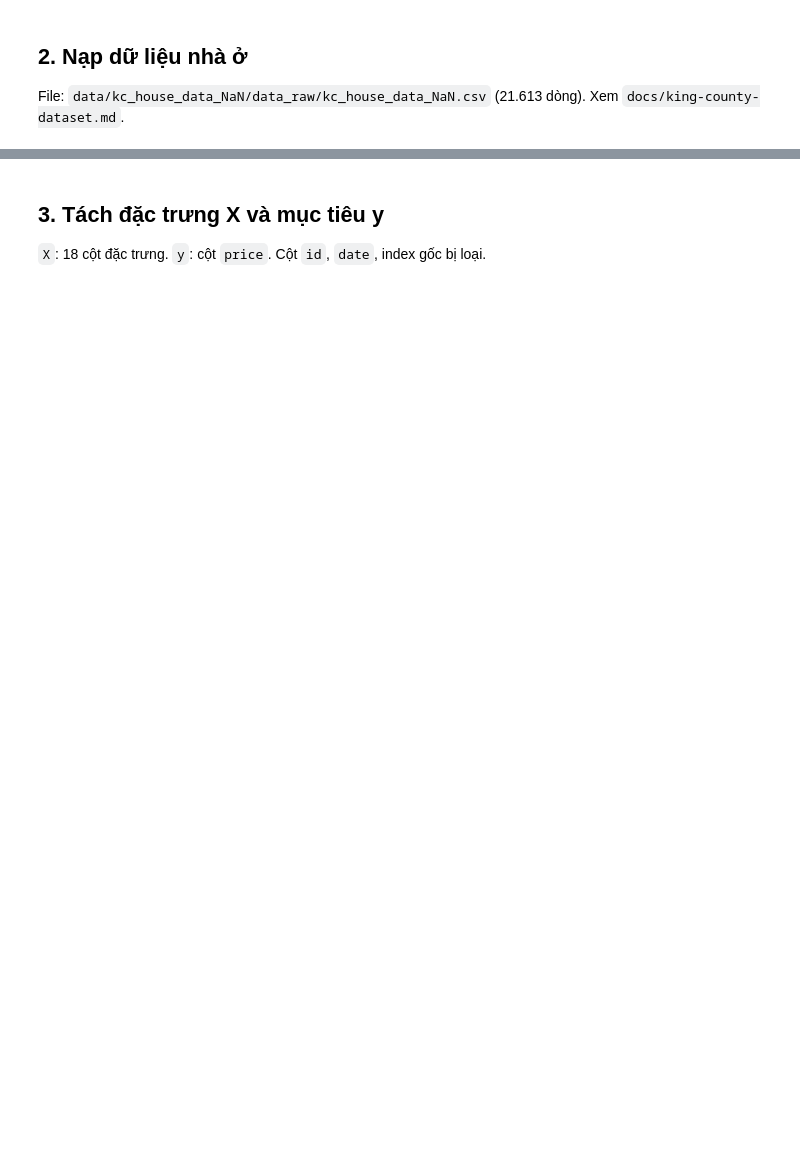
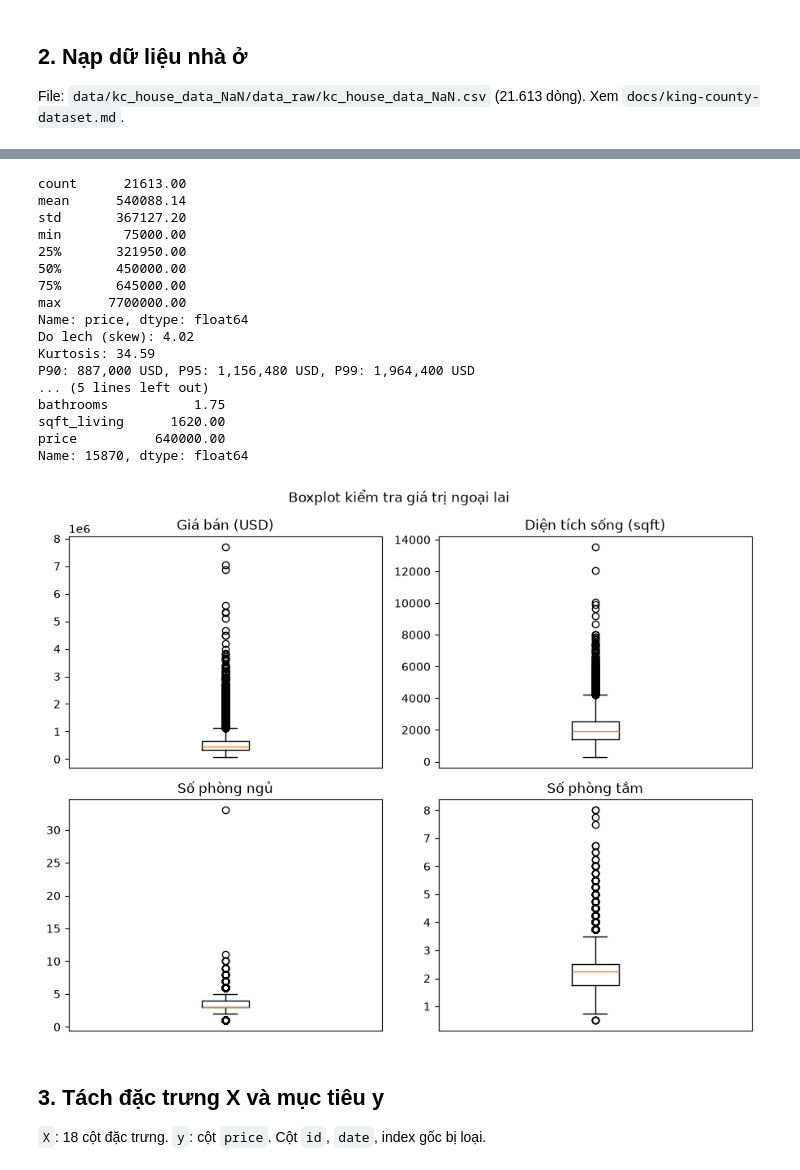
Before and after one commit to ThanhHuyMLE/Project_MachineLearning_Group5, a Jupyter notebook: notebooks/practice_04_mlp_regression.ipynb, the cells around one changed output, grey strips where cells are left out. Saved outputs shown, nothing was run; the diff lists cells and outputs as text; code cells hidden in the pictures; blank space fills up the shorter version.

```diff
--- a/notebooks/practice_04_mlp_regression.ipynb
+++ b/notebooks/practice_04_mlp_regression.ipynb
@@ -23,3 +244,40 @@ File: `data/kc_house_data_NaN/data_raw/kc_house_data_NaN.csv` (21.613 dòng). Xe
+# %%
+from house_price.eda import plot_outlier_boxplots
+
+price = raw["price"]
+q1, q3 = price.quantile(0.25), price.quantile(0.75)
+iqr_upper = q3 + 1.5 * (q3 - q1)
+print(price.describe().round(2))
+print(f"Do lech (skew): {float(price.skew()):.2f}")
+print(f"Kurtosis: {float(price.kurtosis()):.2f}")
+print(f"P90: {price.quantile(0.90):,.0f} USD, P95: {price.quantile(0.95):,.0f} USD, P99: {price.quantile(0.99):,.0f} USD")
+print(f"Nguong tren IQR: {iqr_upper:,.0f} USD")
+print(f"Dong vuot nguong IQR: {int((price > iqr_upper).sum())} ({100 * (price > iqr_upper).mean():.1f}%)")
+print(f"Dong tren 1 trieu USD: {int((price > 1_000_000).sum())} ({100 * (price > 1_000_000).mean():.1f}%)")
+print(f"Dong tren 2 trieu USD: {int((price > 2_000_000).sum())}")
+print(raw.loc[raw["bedrooms"].idxmax(), ["bedrooms", "bathrooms", "sqft_living", "price"]])
+
+plot_outlier_boxplots(raw, save_path=EDA_DIR / "outlier_boxplots.png")
+plt.show()
+# %% [output]
+count      21613.00
+mean      540088.14
+std       367127.20
+min        75000.00
+25%       321950.00
+50%       450000.00
+75%       645000.00
+max      7700000.00
+Name: price, dtype: float64
+Do lech (skew): 4.02
+Kurtosis: 34.59
+P90: 887,000 USD, P95: 1,156,480 USD, P99: 1,964,400 USD
+... (5 lines left out)
+bathrooms           1.75
+sqft_living      1620.00
+price          640000.00
+Name: 15870, dtype: float64
+[figure, added]
 # %% [markdown]
 ## 3. Tách đặc trưng X và mục tiêu y
 
```
Also changed, not shown: parts of 20 cells of this notebook.
